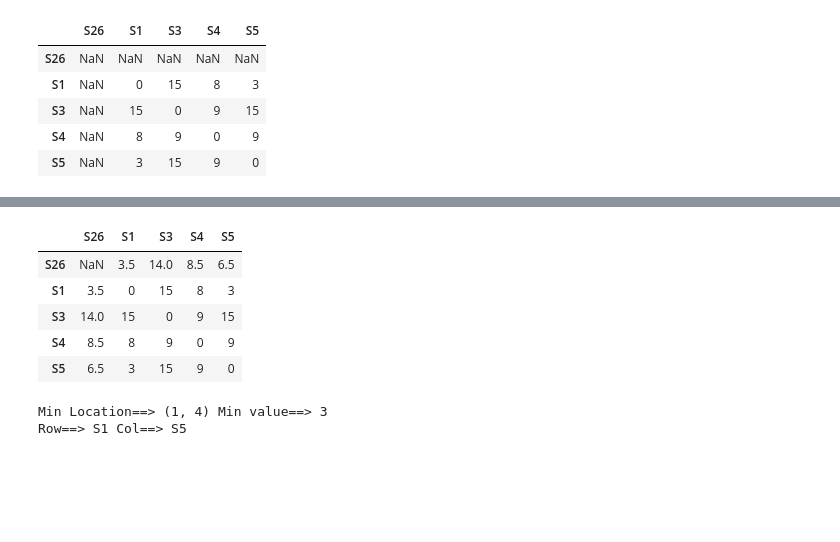
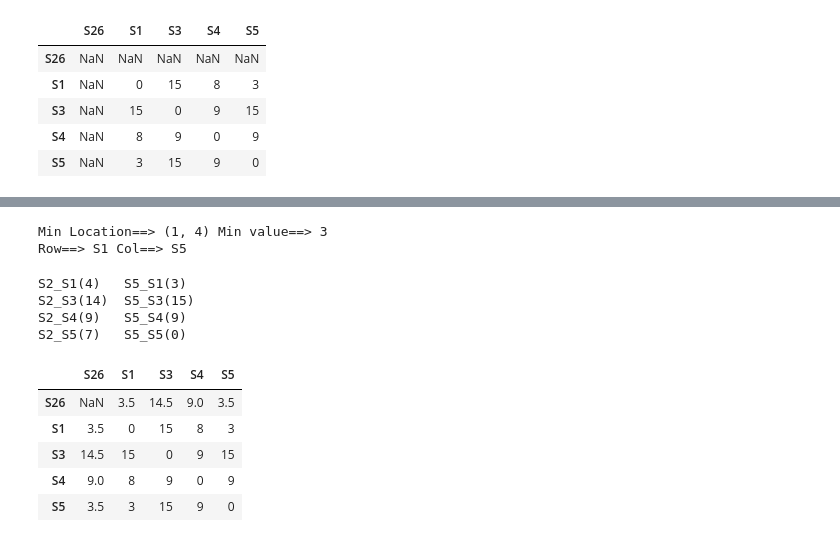
Before and after one commit to ashish-codebase/LinguisticsAssignment1, a Jupyter notebook: Assignment_01_v2.ipynb, the cells around one changed output, grey strips where cells are left out. Drawn from its saved outputs; the diff is of its cells as text; code cells hidden in the pictures; blank space fills up the shorter version.

```diff
--- a/Assignment_01_v2.ipynb
+++ b/Assignment_01_v2.ipynb
@@ -2,3 +2,30 @@
 import pandas as pd
 import numpy as np
 import math
+# %%
+def getMinLocation(distance_matrix_l1_init:pd.DataFrame):
+    matrix2min = 9999
+    matrix2RowColMin=(9999,9999)
+    matrixsize = distance_matrix_l1_init.shape[0]
+    for i in range(matrixsize):
+        for j in range(matrixsize):
+            if distance_matrix_l1_init.iloc[i,j]<matrix2min and distance_matrix_l1_init.iloc[i,j]>0:
+                matrix2min = distance_matrix_l1_init.iloc[i,j]
+                matrix2RowColMin = (i,j)
+    print("Min Location==>",matrix2RowColMin, "Min value==>", matrix2min)
+    print("Row==>", distance_matrix_l1_init.columns[matrix2RowColMin[0]], "Col==>",distance_matrix_l1_init.columns[matrix2RowColMin[1]] )
+    return matrix2RowColMin
+# %%
+def updateDistances (distanceMatrix:pd.DataFrame, minLocation):
+    distance_matrix_l1_init = distanceMatrix.copy()
+    colNames = distance_matrix_l1_init.columns
+#     lowerIndex, upperIndex
+    comboCol1Name = f"S{minLocation[0]+1}"
+    comboCol2Name = f"S{minLocation[1]+1}"
+    for i in range(1, len(colNames),1):
+        val1 = distance_matrix[comboCol1Name][colNames[i]]
+        val2 = distance_matrix[colNames[i]][comboCol2Name]
+        distance_matrix_l1_init.iloc[0,i] = (val1 + val2)/2.0
+        distance_matrix_l1_init.iloc[i,0] = (val1 + val2)/2.0
+        print(f"{comboCol1Name}_{colNames[i]}({val1})".ljust(10, ' '),f"{comboCol2Name}_{colNames[i]}({val2})".ljust(10, ' '))
+    return distance_matrix_l1_init
@@ -157,4 +197,5 @@ distance_matrix_l1
 | S4 | NaN | 8 | 9 | 0 | 9 |
 | S5 | NaN | 3 | 15 | 9 | 0 |
 # %%
-distance_matrix_l1_init = distance_matrix_l1.copy()
+distance_matrix_l1_init = updateDistances(distance_matrix_l1, min_value_location)
+distance_matrix_l1_init
@@ -182,23 +213,19 @@ S5 S6 6
-# %%
-distance_matrix_l1_init
-# %% [output]
-|  | S26 | S1 | S3 | S4 | S5 |
-| S26 | NaN | 3.5 | 14.0 | 8.5 | 6.5 |
-| S1 | 3.5 | 0 | 15 | 8 | 3 |
-| S3 | 14.0 | 15 | 0 | 9 | 15 |
-| S4 | 8.5 | 8 | 9 | 0 | 9 |
-| S5 | 6.5 | 3 | 15 | 9 | 0 |
-# %%
-matrix2min = 9999
-matrix2RowColMin=(9999,9999)
-matrixsize = distance_matrix_l1_init.shape[0]
-for i in range(matrixsize):
-    for j in range(matrixsize):
-        if distance_matrix_l1_init.iloc[i,j]<matrix2min and distance_matrix_l1_init.iloc[i,j]>0:
-            matrix2min = distance_matrix_l1_init.iloc[i,j]
-            matrix2RowColMin = (i,j)
-print("Min Location==>",matrix2RowColMin, "Min value==>", matrix2min)
-print("Row==>", distance_matrix_l1_init.columns[matrix2RowColMin[0]], "Col==>",distance_matrix_l1_init.columns[matrix2RowColMin[1]] )
-# %% [output]
-Min Location==> (1, 4) Min value==> 3
-Row==> S1 Col==> S5
+# %%
+matrix2RowColMin = getMinLocation(distance_matrix_l1_init)
+# %% [output]
+Min Location==> (1, 4) Min value==> 3
+Row==> S1 Col==> S5
+# %%
+distance_matrix_l1_init2 = updateDistances(distance_matrix_l1_init, matrix2RowColMin)
+distance_matrix_l1_init2
+# %% [output]
+S2_S1(4)   S5_S1(3)
+S2_S3(14)  S5_S3(15)
+S2_S4(9)   S5_S4(9)
+S2_S5(7)   S5_S5(0)
+|  | S26 | S1 | S3 | S4 | S5 |
+| S26 | NaN | 3.5 | 14.5 | 9.0 | 3.5 |
+| S1 | 3.5 | 0 | 15 | 8 | 3 |
+| S3 | 14.5 | 15 | 0 | 9 | 15 |
+| S4 | 9.0 | 8 | 9 | 0 | 9 |
+| S5 | 3.5 | 3 | 15 | 9 | 0 |
```
Also changed, not shown: parts of 6 cells of this notebook, 1 other file.
